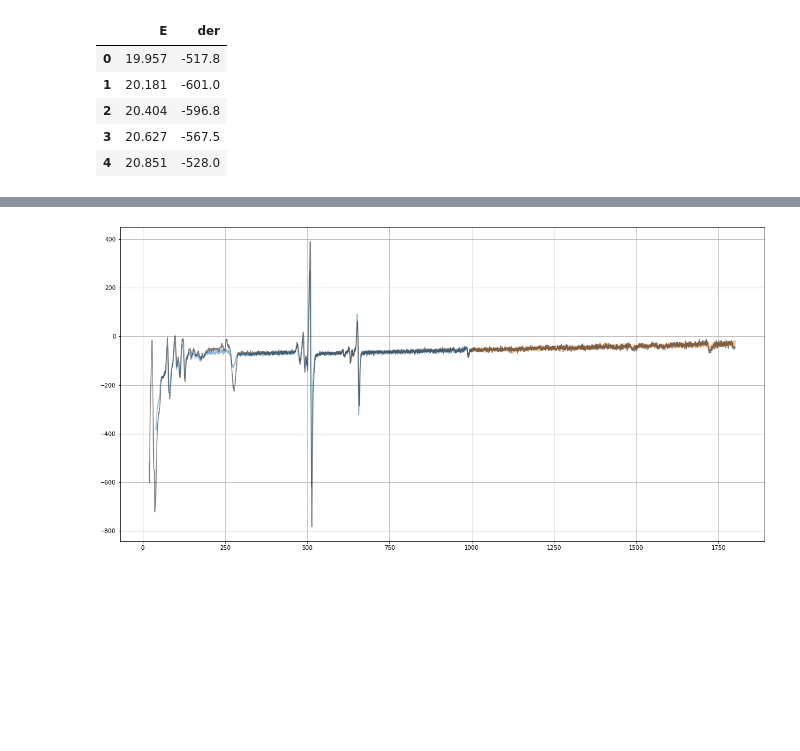
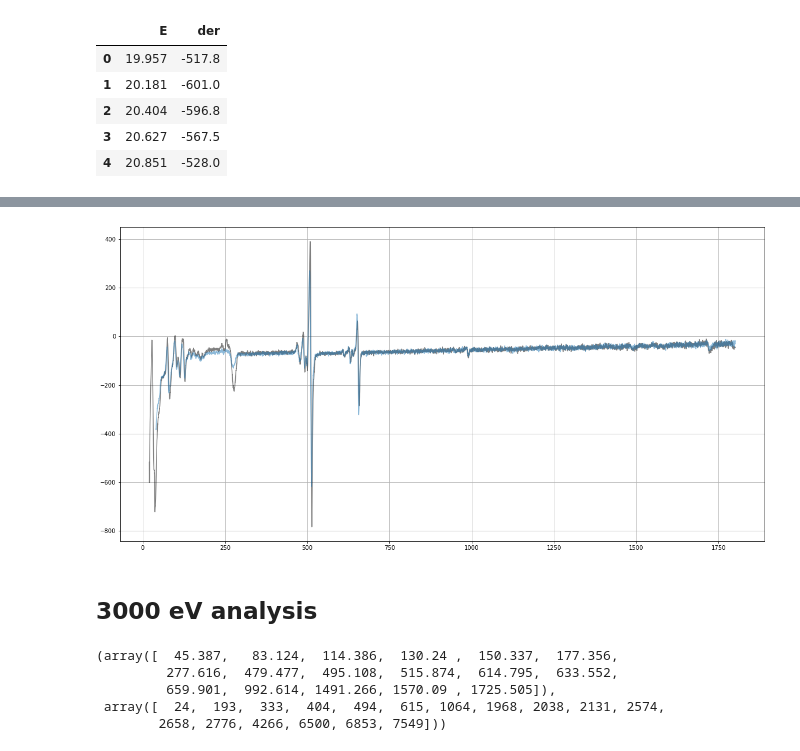
Before and after one commit to f3ss1/HSE-FF, a Jupyter notebook: 6th semester/Auge/Data_Analysis.ipynb, the cells around one changed output, grey strips where cells are left out. Drawn from its saved outputs; the diff is of its cells as text; code cells hidden in the pictures; blank space fills up the shorter version.

Commit message:
Auge spectrum analysis started

```diff
--- a/6th semester/Auge/Data_Analysis.ipynb
+++ b/6th semester/Auge/Data_Analysis.ipynb
@@ -47,3 +47,6 @@ Deprecated in NumPy 1.20; for more details and guidance: https://numpy.org/devdo
 | 2 | 20.404 | -596.8 |
 | 3 | 20.627 | -567.5 |
 | 4 | 20.851 | -528.0 |
+# %%
+data_4 = pd.concat((data_1, data_2))
+data_4.head()
@@ -50,12 +60,13 @@ Deprecated in NumPy 1.20; for more details and guidance: https://numpy.org/devdo
 # %%
 plt.figure(figsize=(20, 10))
-plt.plot(data_1['E'].values, data_1['der'].values, alpha=0.5)
-plt.plot(data_2['E'].values, data_2['der'].values, alpha=0.5)
+
 plt.plot(data_3['E'].values, data_3['der'].values, color='black', alpha=0.5)
+plt.plot(data_4['E'].values, data_4['der'].values, alpha=0.5)
+
 plt.grid()
 plt.show()
 # %% [output]
-[figure, old version]
+[figure, new version]
 # %%
 # Trying to filter some shit
 from scipy.signal import lfilter
@@ -65,3 +76,14 @@ b = [1.0 / n] * n
 a = 1
 
 from scipy.signal import find_peaks
+# %% [markdown]
+## 3000 eV analysis
+# %%
+indexes = find_peaks(-1 * lfilter(b, a, data_4['der'].values), height=30, prominence=10, threshold=0)[0]
+data_4['E'].values[indexes], indexes
+# %% [output]
+(array([  45.387,   83.124,  114.386,  130.24 ,  150.337,  177.356,
+         277.616,  479.477,  495.108,  515.874,  614.795,  633.552,
+         659.901,  992.614, 1491.266, 1570.09 , 1725.505]),
+ array([  24,  193,  333,  404,  494,  615, 1064, 1968, 2038, 2131, 2574,
+        2658, 2776, 4266, 6500, 6853, 7549]))
```
Also changed, not shown: parts of 23 cells of this notebook, 3 other files.
